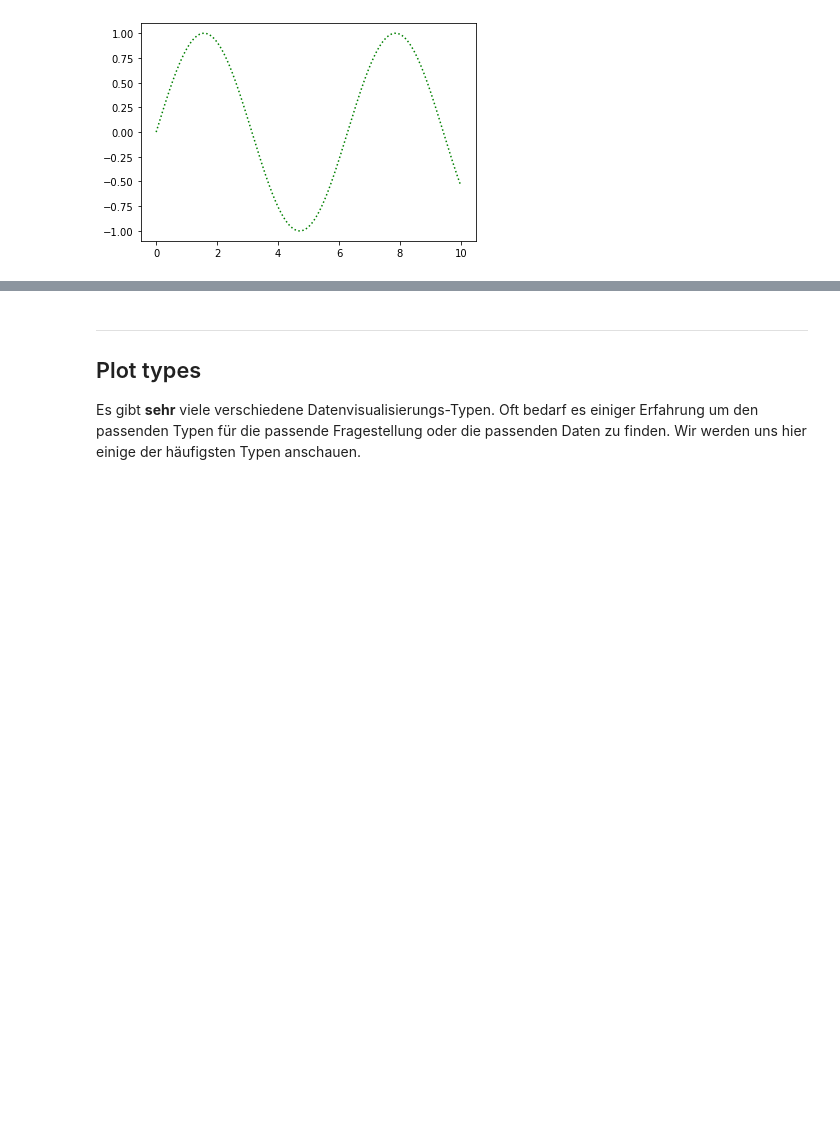
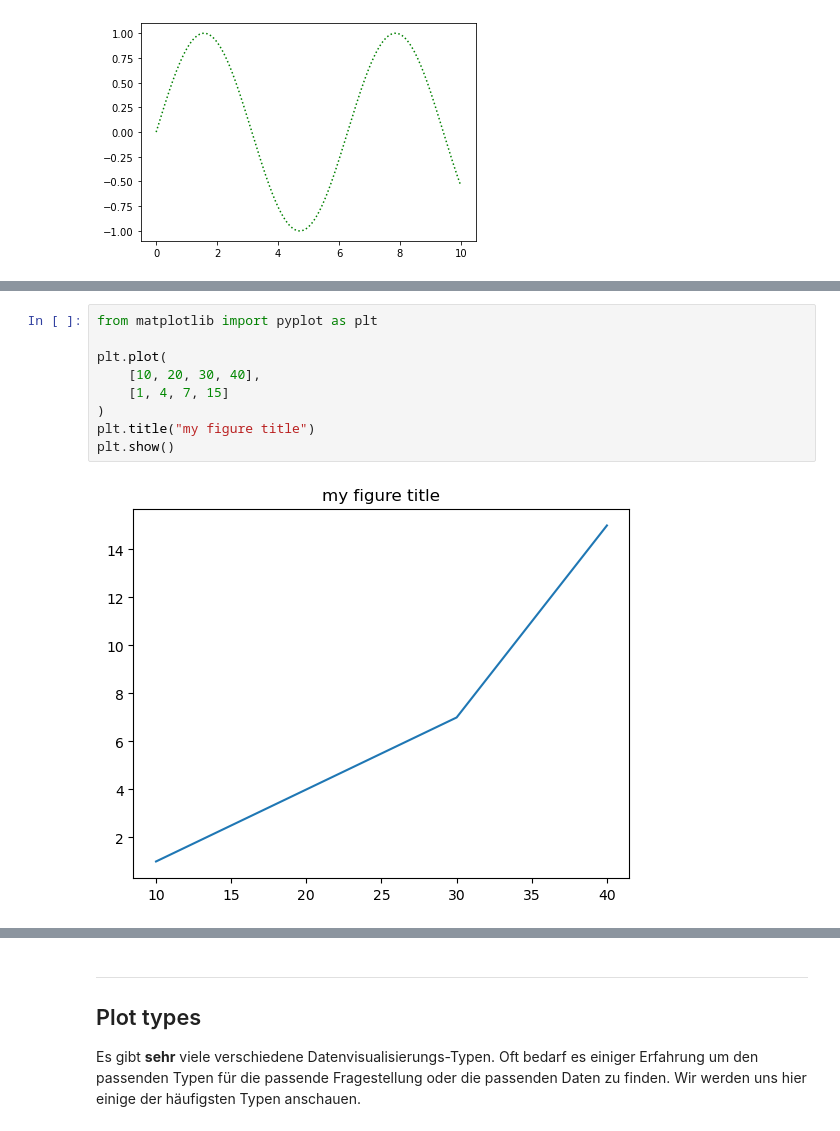
Before and after one commit to florian-huber/python-introduction, a Jupyter notebook: lesson_material_german/12_data_visualization.ipynb, the cells around one changed output, grey strips where cells are left out. Drawn from its saved outputs; the diff is of its cells as text; blank space fills up the shorter version.

```diff
--- a/lesson_material_german/12_data_visualization.ipynb
+++ b/lesson_material_german/12_data_visualization.ipynb
@@ -71,0 +189,11 @@ plt.show()
+# %%
+from matplotlib import pyplot as plt
+
+plt.plot(
+    [10, 20, 30, 40],
+    [1, 4, 7, 15]
+)
+plt.title("my figure title")
+plt.show()
+# %% [output]
+[figure, added]
```
Also changed, not shown: parts of 8 cells of this notebook.
